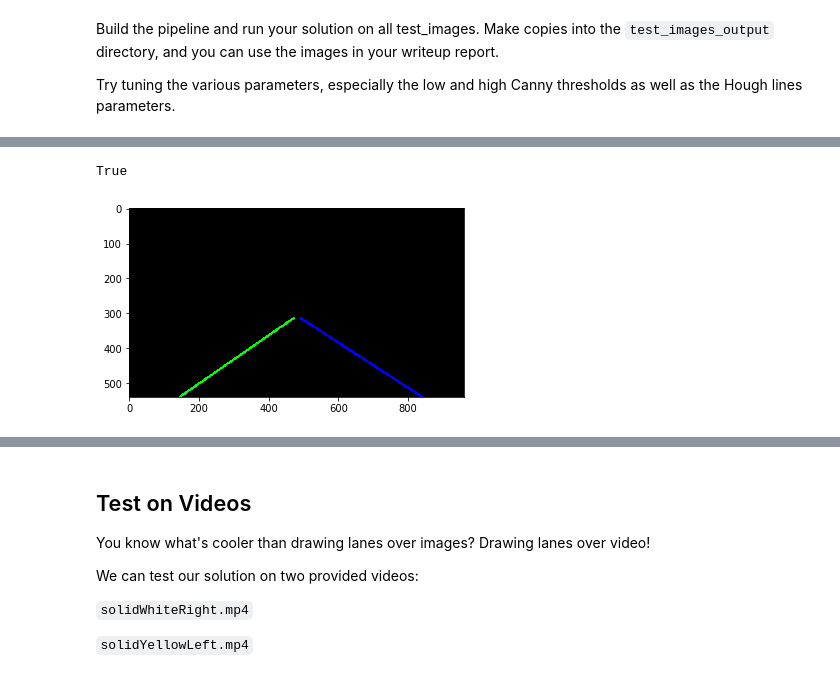
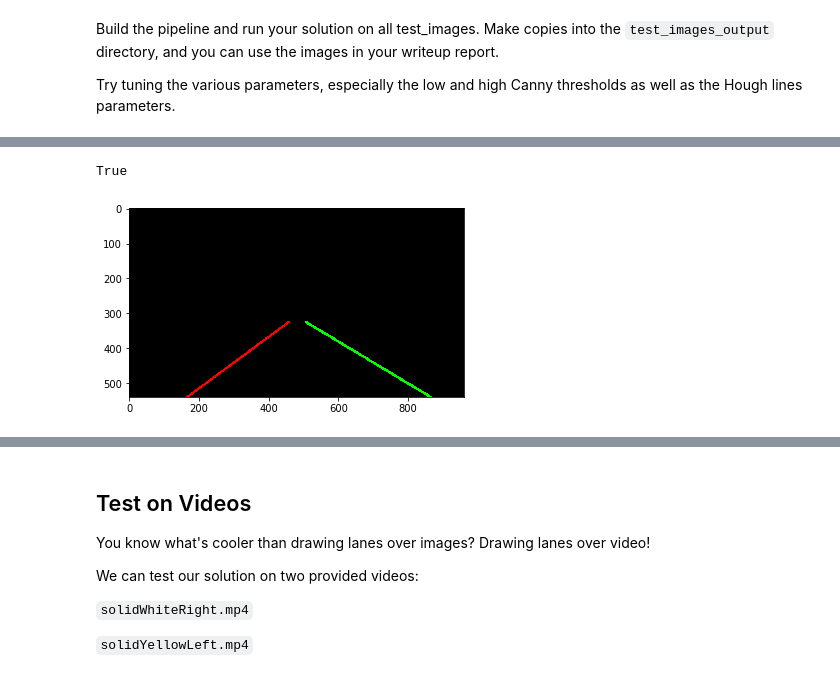
Before and after one commit to VitaliiLakusta/CarND-LaneLines-P1, a Jupyter notebook: P1.ipynb, the cells around one changed output, grey strips where cells are left out. Saved outputs shown, nothing was run; the diff lists cells and outputs as text; code cells hidden in the pictures.

```diff
--- a/P1.ipynb
+++ b/P1.ipynb
@@ -125,7 +126,7 @@ def region_of_interest(img, vertices):
     return masked_image
 
 
-def draw_lines(img, lines, color=[255, 0, 0], thickness=2):
+def draw_lines(img, lines, color=[255, 0, 0], thickness=5):
     """
     NOTE: this is the function you might want to use as a starting point once you want to
     average/extrapolate the line segments you detect to map out the full
@@ -143,27 +144,45 @@ def draw_lines(img, lines, color=[255, 0, 0], thickness=2):
     this function with the weighted_img() function below
     """
     leftLines = [];
-    leftLinePoints = [];
-    rightLinePoints = [];
+    leftSlopes = [];
     rightLines = [];
+    rightSlopes = [];
     for line in lines:
         for x1,y1,x2,y2 in line:
             slope = ((y2-y1)/(x2-x1))
             if slope < 0:
                 leftLines.append((x1, y1, x2, y2))
-                leftLinePoints.append((x1, y1))
-                leftLinePoints.append((x2, y2))
+                leftSlopes.append(slope)
             else:
                 rightLines.append((x1, y1, x2, y2))
-                rightLinePoints.append((x1, y1))
-                rightLinePoints.append((x2, y2))
+                rightSlopes.append(slope)
 
+
+    leftSlopesNp = np.array(leftSlopes)
+    meanL = np.mean(leftSlopesNp, axis=0)
+    sdL = np.std(leftSlopesNp, axis=0)
+    leftLinePoints = [];
+    for slope, line in zip(leftSlopes, leftLines):
+        if slope > meanL - 2*sdL and slope < meanL + 2*sdL:
+            (x1,y1,x2,y2) = line
+            leftLinePoints.append((x1, y1))
+            leftLinePoints.append((x2, y2))
+
+    rightSlopesNp = np.array(rightSlopes)
+    meanR = np.mean(rightSlopesNp, axis=0)
+    sdR = np.std(rightSlopesNp, axis=0)
+    rightLinePoints = [];
+    for slope, line in zip(rightSlopes, rightLines):
+        if slope > meanR - 2*sdR and slope < meanR + 2*sdR:
+            (x1,y1,x2,y2) = line
+            rightLinePoints.append((x1, y1))
+            rightLinePoints.append((x2, y2))
 
     leftP1, leftP2 = interpolate(img.shape, leftLinePoints)
     rightP1, rightP2 = interpolate(img.shape, rightLinePoints)
 
-    cv2.line(img, leftP1, leftP2, [0, 255, 0], 5)
-    cv2.line(img, rightP1, rightP2, [0, 0, 255], 5)
+    cv2.line(img, leftP1, leftP2, [255, 0, 0], thickness)
+    cv2.line(img, rightP1, rightP2, [0, 255, 0], thickness)
 
 def interpolate(imgShape, points):
     [vx,vy,x0,y0] = cv2.fitLine(np.array(points),cv2.DIST_L2,0,0.01,0.01)
@@ -172,7 +191,7 @@ def interpolate(imgShape, points):
     b = y0 - slope*x0
 
     leftY1 = imgShape[0]
-    leftY2 = int(leftY1*0.58) # our region of interest min Y value
+    leftY2 = 325 # our region of interest min Y value
 
     leftX1 = int((leftY1 - b) / slope)
     leftX2 = int((leftY2 - b) / slope)
@@ -257,7 +270,7 @@ True
 # verify region of interest on a normal image for testing purposes
 xsize = image.shape[1]
 ysize = image.shape[0]
-vertices = np.array([[(0,ysize),(xsize*0.48, ysize*0.58), (xsize*0.52, ysize*0.58), (xsize,ysize)]], dtype=np.int32)
+vertices = np.array([[(50,ysize),(450, 325), (530, 325), (xsize-30,ysize)]], dtype=np.int32)
 gray_gauss_blur_region = region_of_interest(gray_with_gauss_blur, vertices)
 plt.imshow(gray_gauss_blur_region, cmap='gray')
 # %% [output]
@@ -274,18 +287,18 @@ True
 # %%
 # apply hough transform
 rho = 1
 theta = np.pi / 180
 threshold = 15
-min_line_length = 8
-max_line_gap = 10
+min_line_length = 20
+max_line_gap = 15
 
 hough_lines_img = hough_lines(canny_region, rho, theta, threshold, min_line_length, max_line_gap)
 plt.imshow(hough_lines_img)
 # will be written to file with BGR order, but in our case it's fine
 cv2.imwrite('test_images_output/solidWhiteRight_houghLines.jpg', hough_lines_img)
 # %% [output]
 True
-[figure, old version]
+[figure, new version]
 # %%
 # draw the detected lines on the original image
 original_with_lines = weighted_img(hough_lines_img, image)
```
Also changed, not shown: parts of 14 cells of this notebook, 8 other files.
